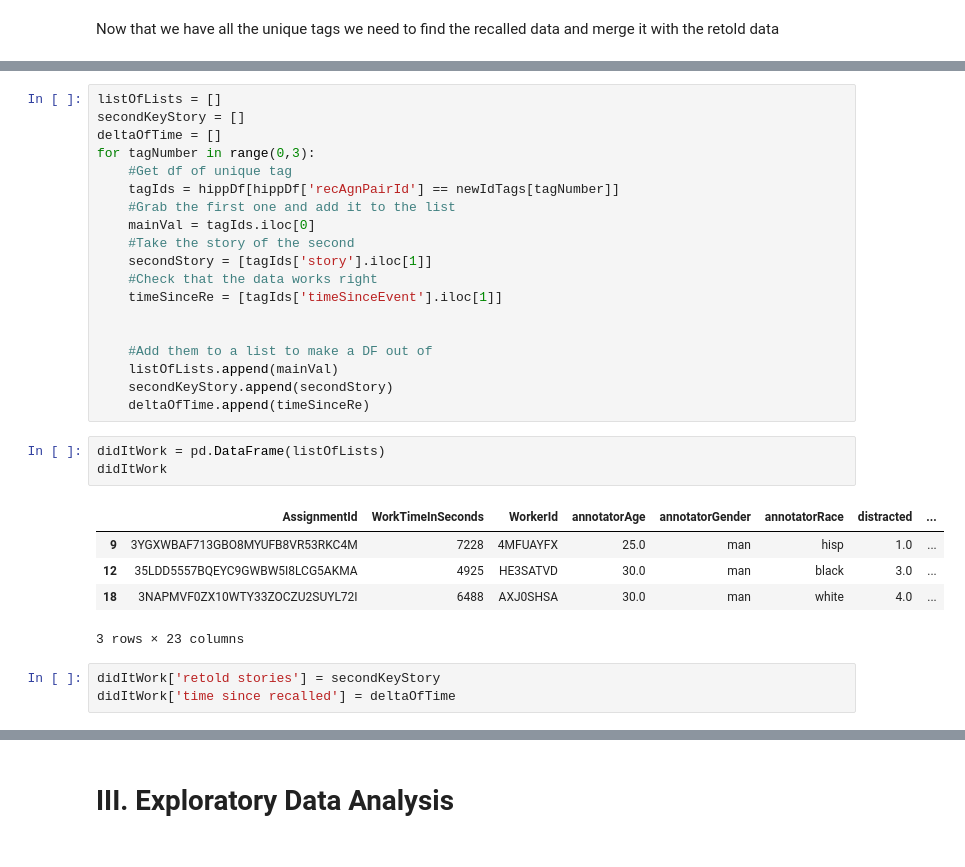
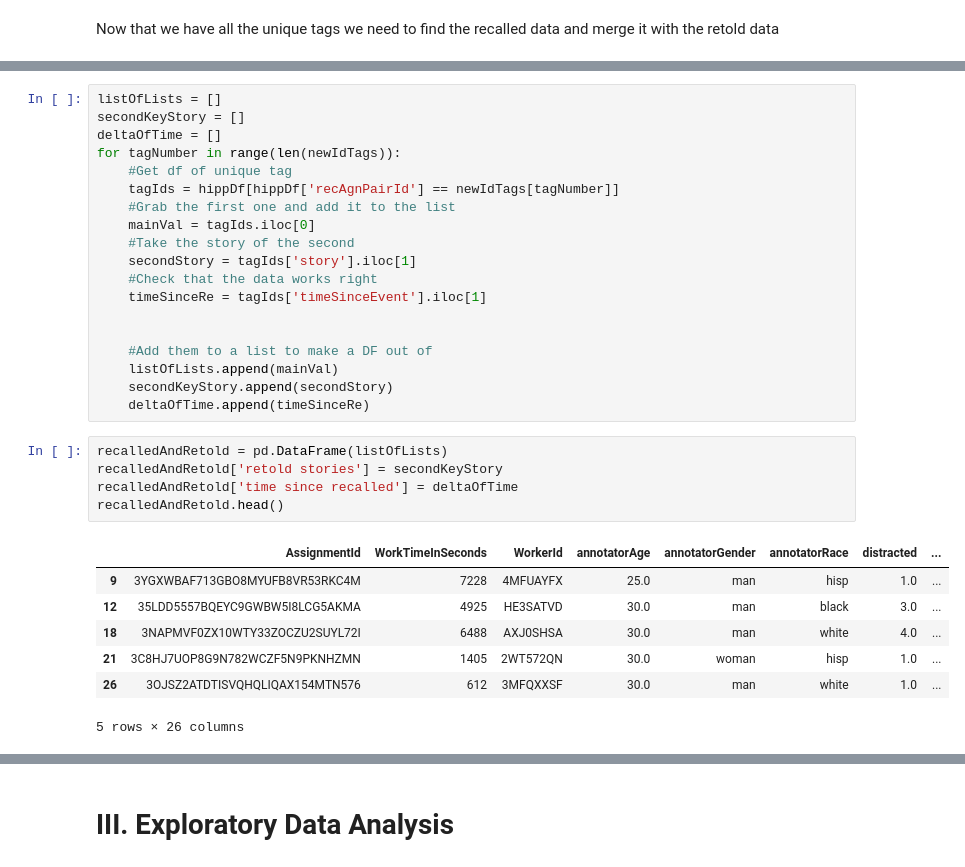
Before and after one commit to dbyers15/EmotionAndMemory, a Jupyter notebook: WorkingNotebook.ipynb, the cells around one changed output, grey strips where cells are left out. Saved outputs shown, nothing was run; the diff lists cells and outputs as text.

```diff
--- a/WorkingNotebook.ipynb
+++ b/WorkingNotebook.ipynb
@@ -353,30 +234,31 @@ Now that we have all the unique tags we need to find the recalled data and merge
 listOfLists = []
 secondKeyStory = []
 deltaOfTime = []
-for tagNumber in range(0,3):
+for tagNumber in range(len(newIdTags)):
     #Get df of unique tag
     tagIds = hippDf[hippDf['recAgnPairId'] == newIdTags[tagNumber]]
     #Grab the first one and add it to the list
     mainVal = tagIds.iloc[0]
     #Take the story of the second
-    secondStory = [tagIds['story'].iloc[1]]
+    secondStory = tagIds['story'].iloc[1]
     #Check that the data works right
-    timeSinceRe = [tagIds['timeSinceEvent'].iloc[1]]
+    timeSinceRe = tagIds['timeSinceEvent'].iloc[1]
 
 
     #Add them to a list to make a DF out of
     listOfLists.append(mainVal)
     secondKeyStory.append(secondStory)
     deltaOfTime.append(timeSinceRe)
-# %%
-didItWork = pd.DataFrame(listOfLists)
-didItWork
-# %% [output]
-|  | AssignmentId | WorkTimeInSeconds | WorkerId | annotatorAge | annotatorGender | annotatorRace | distracted | ... |
-| 9 | 3YGXWBAF713GBO8MYUFB8VR53RKC4M | 7228 | 4MFUAYFX | 25.0 | man | hisp | 1.0 | ... |
-| 12 | 35LDD5557BQEYC9GWBW5I8LCG5AKMA | 4925 | HE3SATVD | 30.0 | man | black | 3.0 | ... |
-| 18 | 3NAPMVF0ZX10WTY33ZOCZU2SUYL72I | 6488 | AXJ0SHSA | 30.0 | man | white | 4.0 | ... |
-3 rows × 23 columns
 # %%
-didItWork['retold stories'] = secondKeyStory
-didItWork['time since recalled'] = deltaOfTime
+recalledAndRetold = pd.DataFrame(listOfLists)
+recalledAndRetold['retold stories'] = secondKeyStory
+recalledAndRetold['time since recalled'] = deltaOfTime
+recalledAndRetold.head()
+# %% [output]
+|  | AssignmentId | WorkTimeInSeconds | WorkerId | annotatorAge | annotatorGender | annotatorRace | distracted | ... |
+| 9 | 3YGXWBAF713GBO8MYUFB8VR53RKC4M | 7228 | 4MFUAYFX | 25.0 | man | hisp | 1.0 | ... |
+| 12 | 35LDD5557BQEYC9GWBW5I8LCG5AKMA | 4925 | HE3SATVD | 30.0 | man | black | 3.0 | ... |
+| 18 | 3NAPMVF0ZX10WTY33ZOCZU2SUYL72I | 6488 | AXJ0SHSA | 30.0 | man | white | 4.0 | ... |
+| 21 | 3C8HJ7UOP8G9N782WCZF5N9PKNHZMN | 1405 | 2WT572QN | 30.0 | woman | hisp | 1.0 | ... |
+| 26 | 3OJSZ2ATDTISVQHQLIQAX154MTN576 | 612 | 3MFQXXSF | 30.0 | man | white | 1.0 | ... |
+5 rows × 26 columns
```
Also changed, not shown: parts of 41 cells of this notebook.
